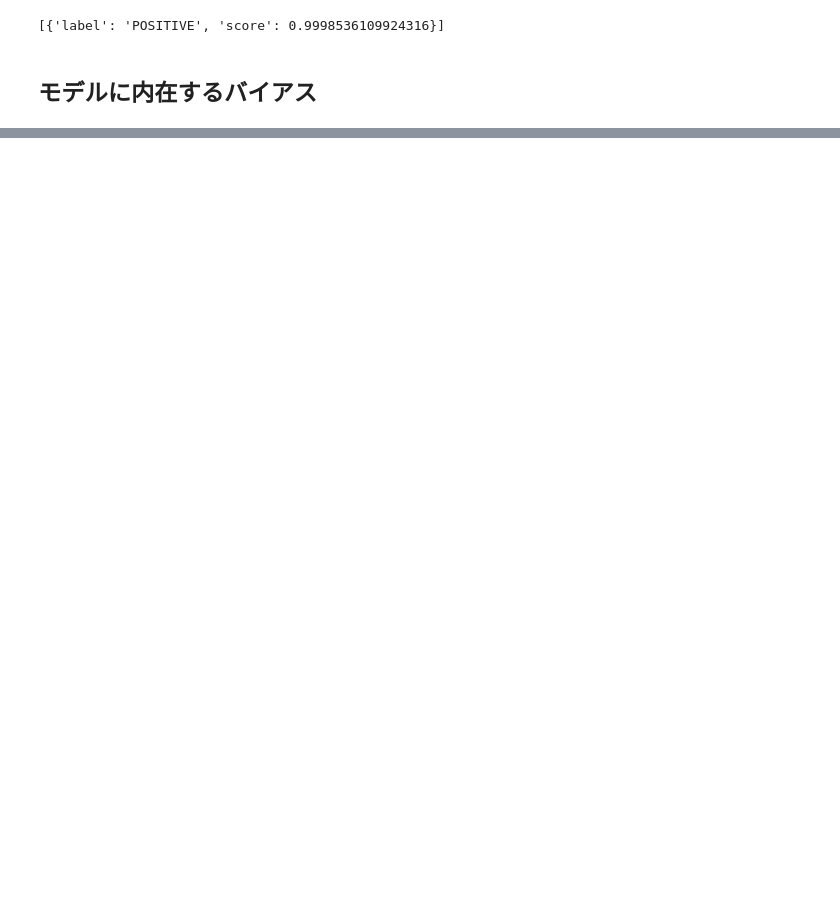
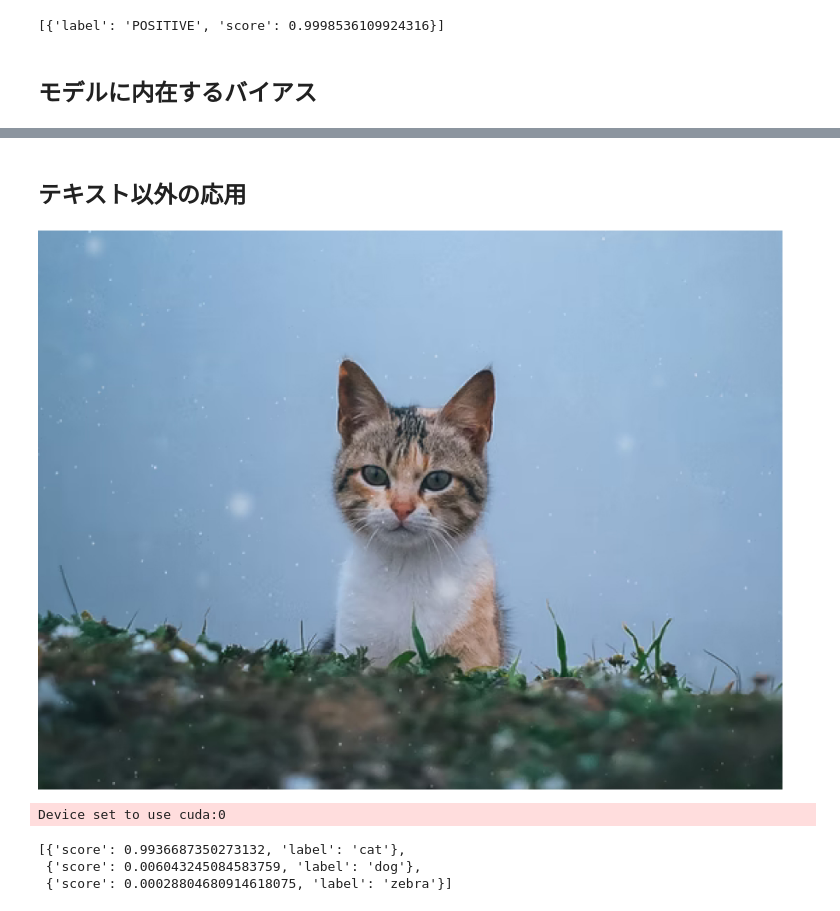
Before and after one commit to hyakuroume/Generative_AI, a Jupyter notebook: transformer.ipynb, the cells around one changed output, grey strips where cells are left out. Cells and saved outputs as stored; diff of their text form; code cells hidden in the pictures; blank space fills up the shorter version.

Commit message:
zero-shot画像分類

```diff
--- a/transformer.ipynb
+++ b/transformer.ipynb
@@ -385,2 +386,29 @@ Device set to use cpu
 ['farmer', 'carpenter', 'gardener', 'fisherman', 'miner']
 ['maid', 'nurse', 'servant', 'waitress', 'cook']
+# %% [markdown]
+## テキスト以外の応用
+# %%
+import requests
+from PIL import Image
+
+from genaibook.core import SampleURL
+
+# 猫の画像取得・読み込み
+url = SampleURL.CatExample
+image = Image.open(requests.get(url, stream=True).raw)
+image
+# %% [output]
+[figure, added]
+# %%
+# zero-shot画像分類
+pipe = pipeline(
+    "zero-shot-image-classification", model="openai/clip-vit-base-patch32",
+)
+
+labels = ["cat", "dog", "zebra"]
+pipe(image, candidate_labels=labels)
+# %% [output]
+Device set to use cuda:0
+[{'score': 0.9936687350273132, 'label': 'cat'},
+ {'score': 0.006043245084583759, 'label': 'dog'},
+ {'score': 0.00028804680914618075, 'label': 'zebra'}]
```
Also changed, not shown: parts of 7 cells of this notebook.
